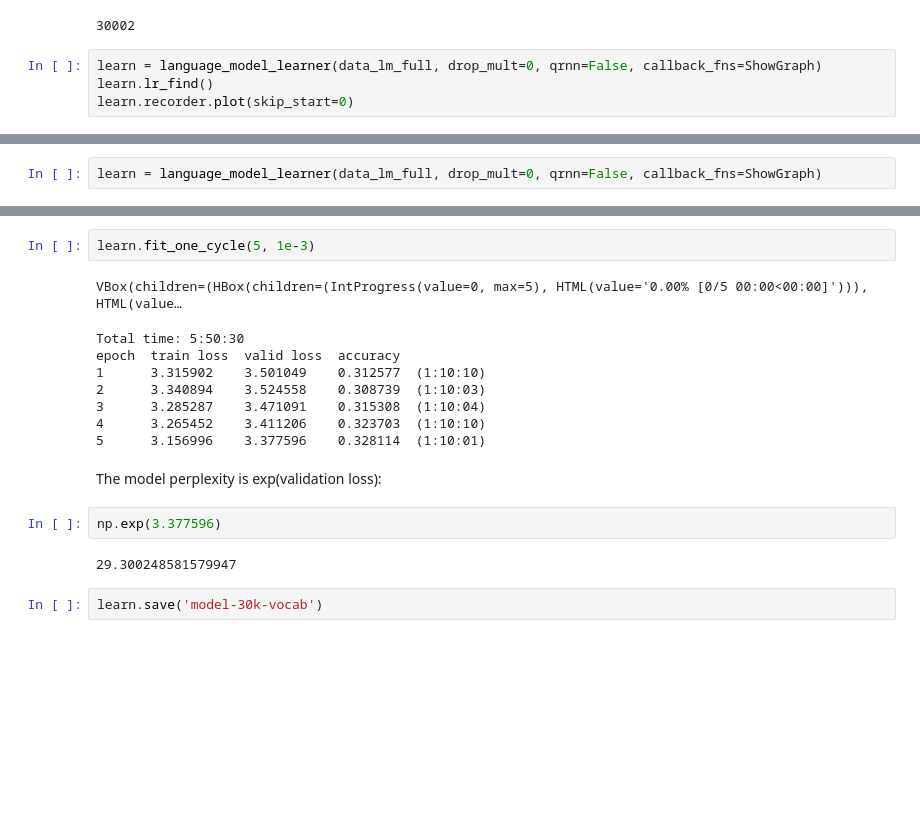
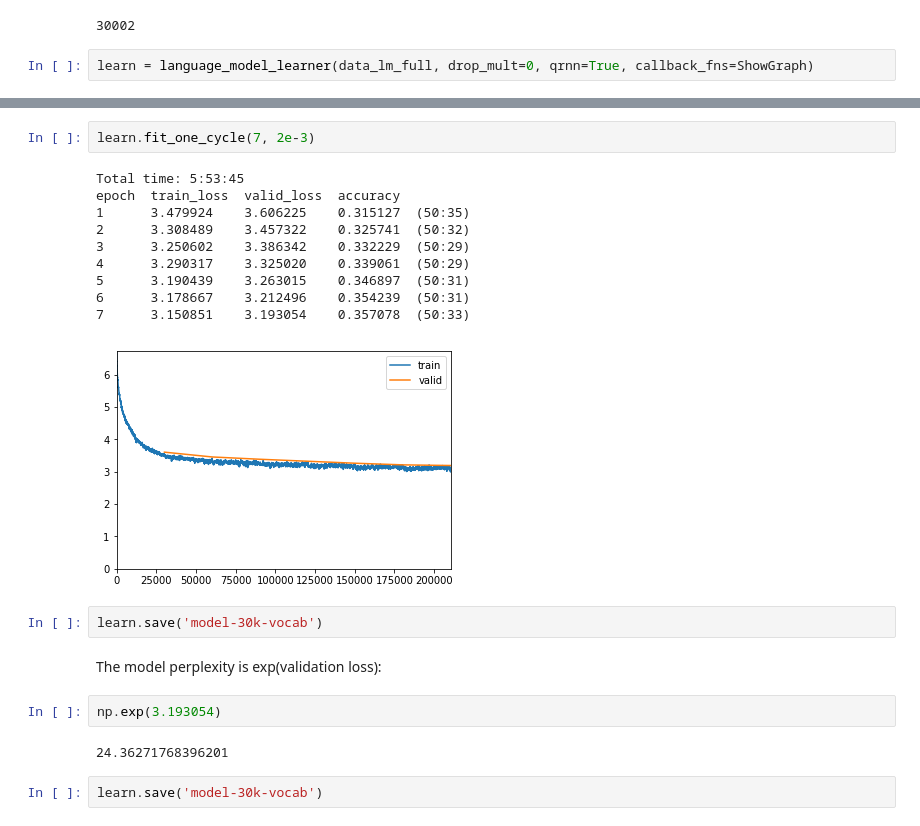
Before and after one commit to tchambon/deepfrench, a Jupyter notebook: ULMFiT LM Training example.ipynb, the cells around one changed output, grey strips where cells are left out. Saved outputs shown, nothing was run; the diff lists cells and outputs as text; blank space fills up the shorter version.

```diff
--- a/ULMFiT LM Training example.ipynb
+++ b/ULMFiT LM Training example.ipynb
@@ -144,6 +144,4 @@ len(data_lm_full.train_ds.vocab.itos)
 # %% [output]
 30002
 # %%
-learn = language_model_learner(data_lm_full, drop_mult=0, qrnn=False, callback_fns=ShowGraph)
-learn.lr_find()
-learn.recorder.plot(skip_start=0)
+learn = language_model_learner(data_lm_full, drop_mult=0, qrnn=True, callback_fns=ShowGraph)
@@ -153,2 +147,0 @@ LR Finder is complete, type {learner_name}.recorder.plot() to see the graph.
-# %%
-learn = language_model_learner(data_lm_full, drop_mult=0, qrnn=False, callback_fns=ShowGraph)
@@ -155,19 +154,23 @@ learn = language_model_learner(data_lm_full, drop_mult=0, qrnn=False, callback_f
 # %%
-learn.fit_one_cycle(5, 1e-3)
+learn.fit_one_cycle(7, 2e-3)
 # %% [output]
-VBox(children=(HBox(children=(IntProgress(value=0, max=5), HTML(value='0.00% [0/5 00:00<00:00]'))), HTML(value…
+Total time: 5:53:45
+epoch  train_loss  valid_loss  accuracy
+1      3.479924    3.606225    0.315127  (50:35)
+2      3.308489    3.457322    0.325741  (50:32)
+3      3.250602    3.386342    0.332229  (50:29)
+4      3.290317    3.325020    0.339061  (50:29)
+5      3.190439    3.263015    0.346897  (50:31)
+6      3.178667    3.212496    0.354239  (50:31)
+7      3.150851    3.193054    0.357078  (50:33)
-Total time: 5:50:30
-epoch  train loss  valid loss  accuracy
-1      3.315902    3.501049    0.312577  (1:10:10)
-2      3.340894    3.524558    0.308739  (1:10:03)
-3      3.285287    3.471091    0.315308  (1:10:04)
-4      3.265452    3.411206    0.323703  (1:10:10)
-5      3.156996    3.377596    0.328114  (1:10:01)
+[figure, added]
+# %%
+learn.save('model-30k-vocab')
 # %% [markdown]
 The model perplexity is exp(validation loss):
 # %%
-np.exp(3.377596)
+np.exp(3.193054)
 # %% [output]
-29.300248581579947
+24.36271768396201
 # %%
 learn.save('model-30k-vocab')
```
Also changed, not shown: parts of 2 cells of this notebook, 1 other file.
